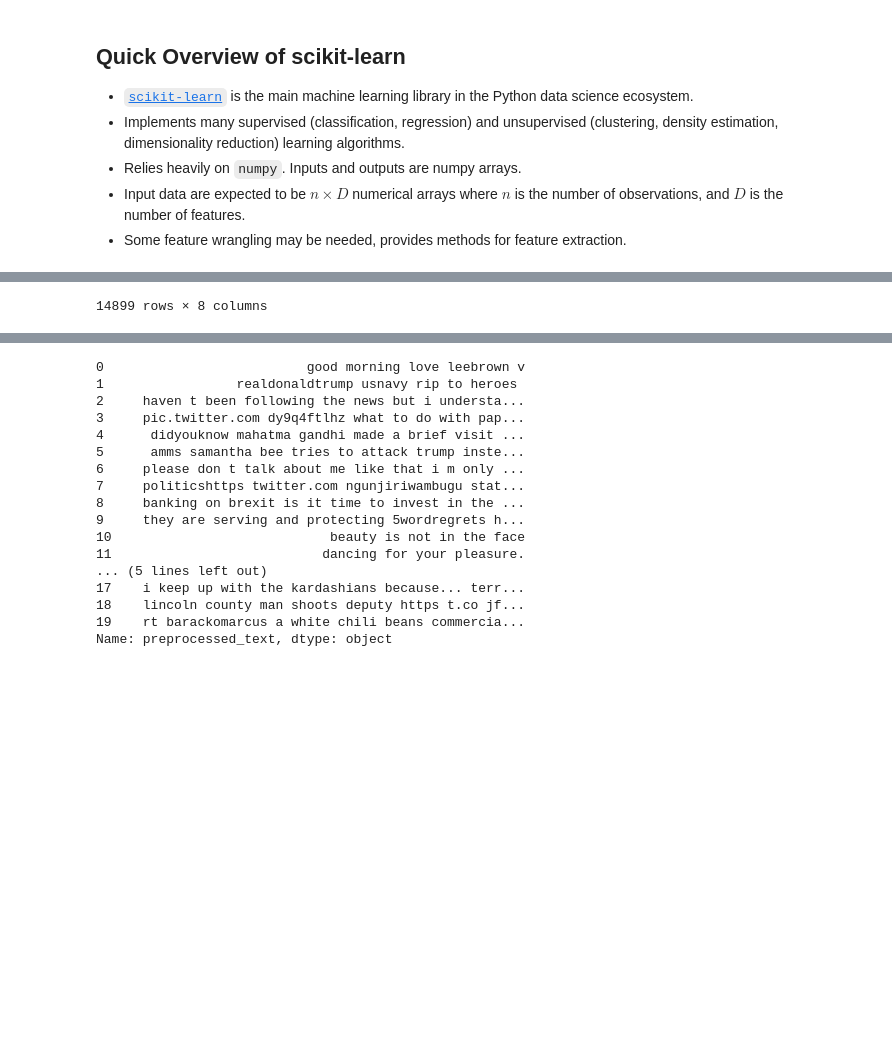
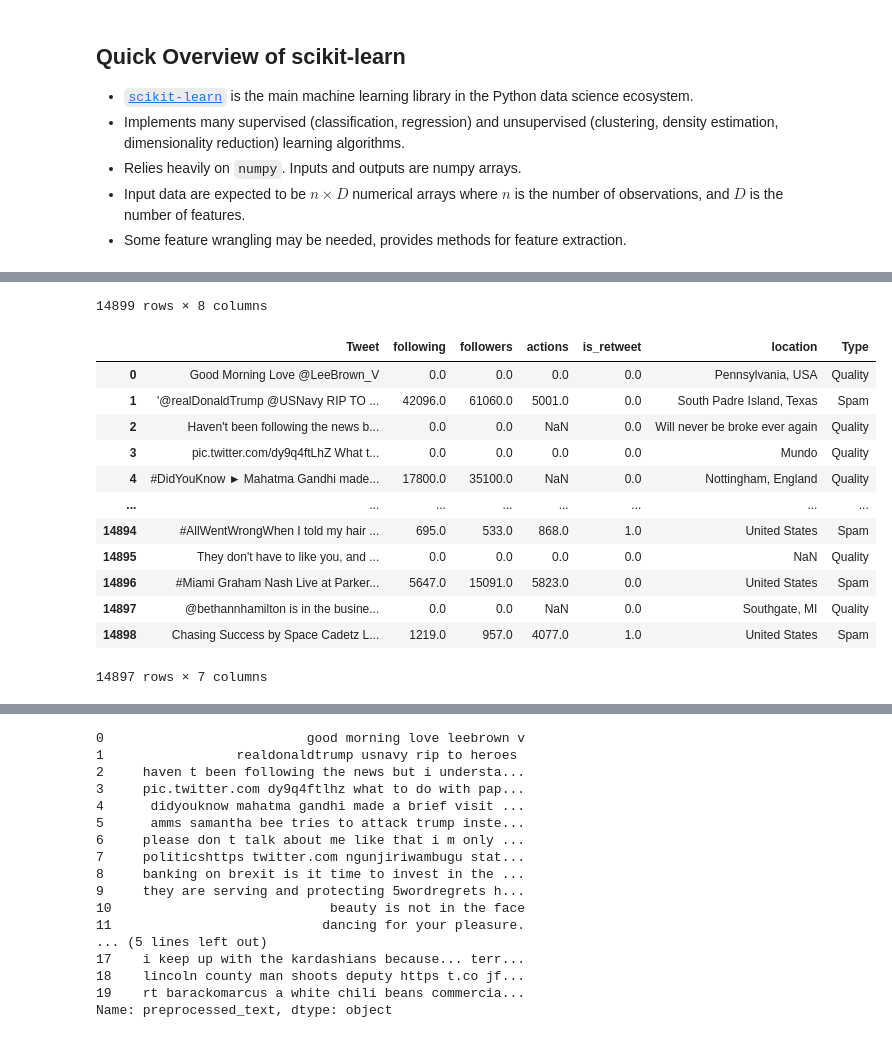
Before and after one commit to faiiliaqat/Detect_CyberSecurityAcc_twitter, a Jupyter notebook: Supervised Learning example2.ipynb, the cells around one changed output, grey strips where cells are left out. Saved outputs shown, nothing was run; the diff lists cells and outputs as text; code cells hidden in the pictures; blank space fills up the shorter version.

```diff
--- a/Supervised Learning example2.ipynb
+++ b/Supervised Learning example2.ipynb
@@ -44,24 +65,38 @@ from sklearn.metrics import accuracy_score, confusion_matrix, ConfusionMatrixDis
 # %%
 # # load the dataset from the url into pandas dataframe
 # url = "https://archive.ics.uci.edu/ml/machine-learning-databases/iris/iris.data"
 # names = ['sepal-length', 'sepal-width', 'petal-length', 'petal-width', 'label']
 data = pd.read_csv('train.csv')
-p_data = p_data.drop(p_data.columns[7], axis=1)
-p_data = p_data[p_data['Type'] != 'South Dakota']
+display(data)
+data = data.drop(data.columns[7], axis=1)
+data = data[data['Type'] != 'South Dakota']
 
 display(data)
 # %% [output]
 |  | Tweet | following | followers | actions | is_retweet | location | Type | Unnamed: 7 |
 | 0 | Good Morning Love @LeeBrown_V | 0.0 | 0.0 | 0.0 | 0.0 | Pennsylvania, USA | Quality | NaN |
 | 1 | '@realDonaldTrump @USNavy RIP TO ... | 42096.0 | 61060.0 | 5001.0 | 0.0 | South Padre Island, Texas | Spam | NaN |
 | 2 | Haven't been following the news b... | 0.0 | 0.0 | NaN | 0.0 | Will never be broke ever again | Quality | NaN |
 | 3 | pic.twitter.com/dy9q4ftLhZ What t... | 0.0 | 0.0 | 0.0 | 0.0 | Mundo | Quality | NaN |
 | 4 | #DidYouKnow ► Mahatma Gandhi made... | 17800.0 | 35100.0 | NaN | 0.0 | Nottingham, England | Quality | NaN |
 | ... | ... | ... | ... | ... | ... | ... | ... | ... |
 | 14894 | #AllWentWrongWhen I told my hair ... | 695.0 | 533.0 | 868.0 | 1.0 | United States | Spam | NaN |
 | 14895 | They don't have to like you, and ... | 0.0 | 0.0 | 0.0 | 0.0 | NaN | Quality | NaN |
 | 14896 | #Miami Graham Nash Live at Parker... | 5647.0 | 15091.0 | 5823.0 | 0.0 | United States | Spam | NaN |
 | 14897 | @bethannhamilton is in the busine... | 0.0 | 0.0 | NaN | 0.0 | Southgate, MI | Quality | NaN |
 | 14898 | Chasing Success by Space Cadetz L... | 1219.0 | 957.0 | 4077.0 | 1.0 | United States | Spam | NaN |
 14899 rows × 8 columns
+|  | Tweet | following | followers | actions | is_retweet | location | Type |
+| 0 | Good Morning Love @LeeBrown_V | 0.0 | 0.0 | 0.0 | 0.0 | Pennsylvania, USA | Quality |
+| 1 | '@realDonaldTrump @USNavy RIP TO ... | 42096.0 | 61060.0 | 5001.0 | 0.0 | South Padre Island, Texas | Spam |
+| 2 | Haven't been following the news b... | 0.0 | 0.0 | NaN | 0.0 | Will never be broke ever again | Quality |
+| 3 | pic.twitter.com/dy9q4ftLhZ What t... | 0.0 | 0.0 | 0.0 | 0.0 | Mundo | Quality |
+| 4 | #DidYouKnow ► Mahatma Gandhi made... | 17800.0 | 35100.0 | NaN | 0.0 | Nottingham, England | Quality |
+| ... | ... | ... | ... | ... | ... | ... | ... |
+| 14894 | #AllWentWrongWhen I told my hair ... | 695.0 | 533.0 | 868.0 | 1.0 | United States | Spam |
+| 14895 | They don't have to like you, and ... | 0.0 | 0.0 | 0.0 | 0.0 | NaN | Quality |
+| 14896 | #Miami Graham Nash Live at Parker... | 5647.0 | 15091.0 | 5823.0 | 0.0 | United States | Spam |
+| 14897 | @bethannhamilton is in the busine... | 0.0 | 0.0 | NaN | 0.0 | Southgate, MI | Quality |
+| 14898 | Chasing Success by Space Cadetz L... | 1219.0 | 957.0 | 4077.0 | 1.0 | United States | Spam |
+14897 rows × 7 columns
 # %%
```
Also changed, not shown: parts of 40 cells of this notebook, 2 other files.
